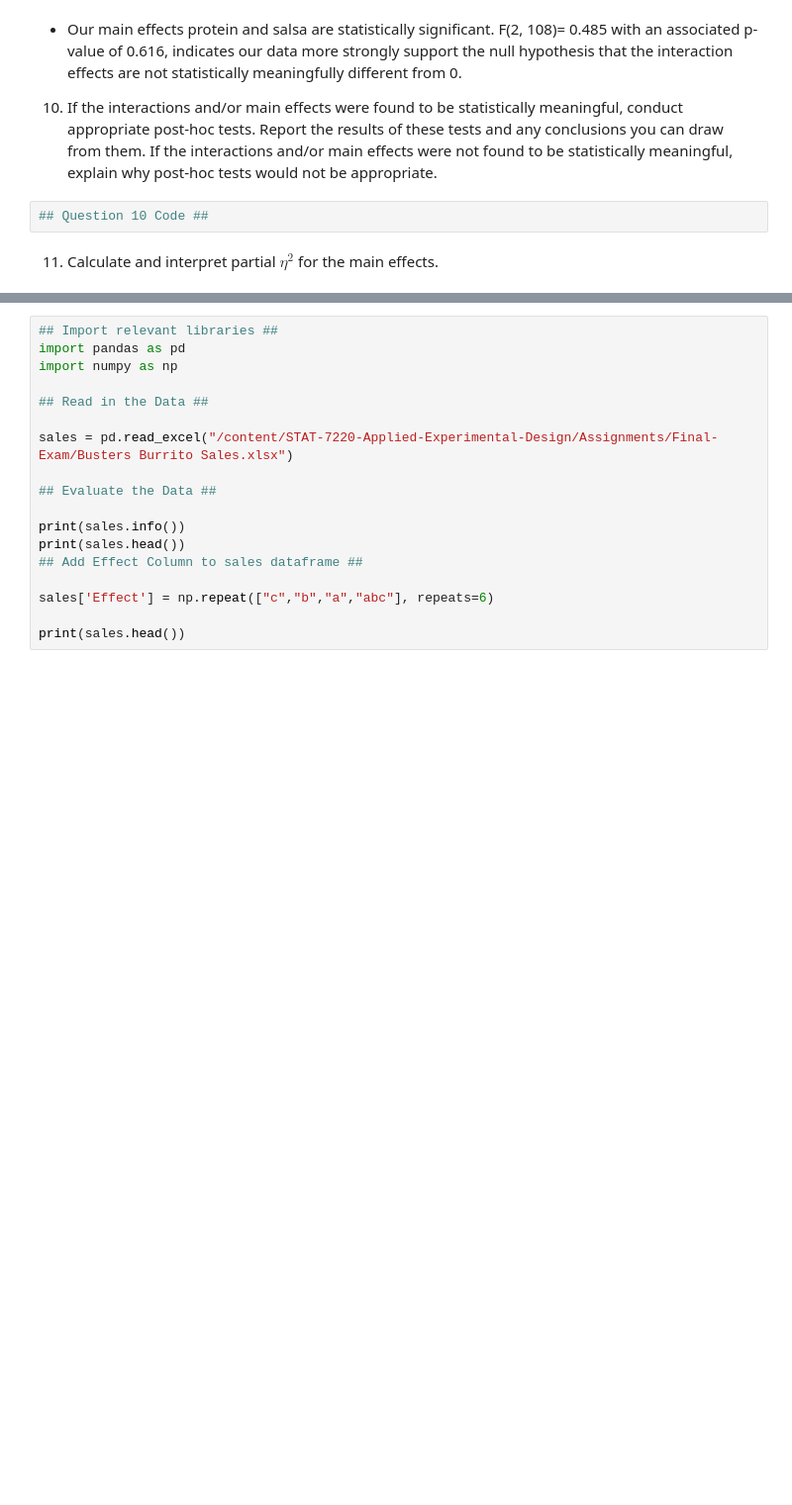
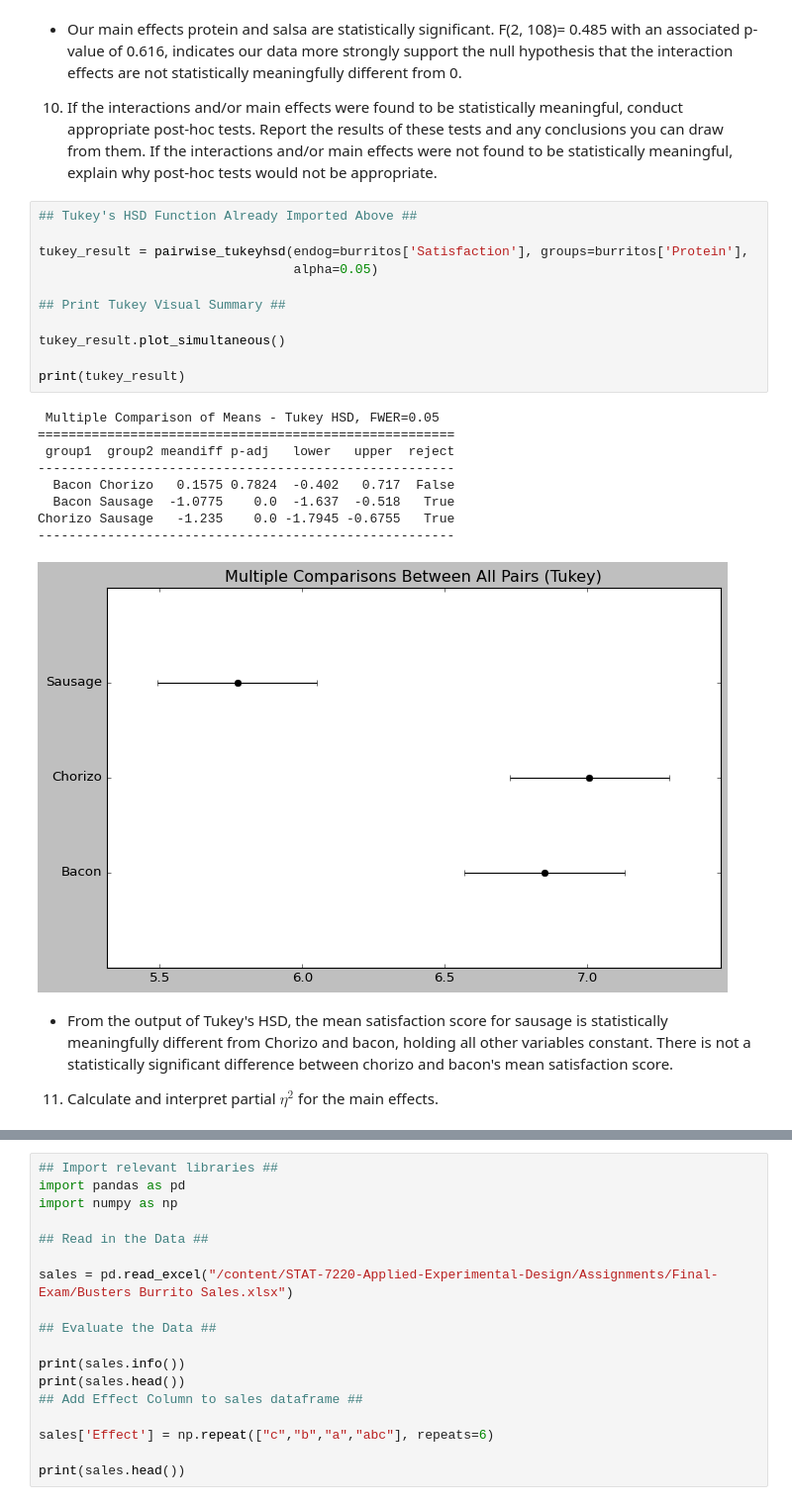
Before and after one commit to kwill580/STAT-7220-Applied-Experimental-Design, a Jupyter notebook: Assignments/Final-Exam/Final-Exam.ipynb, the cells around one changed output, grey strips where cells are left out. Shown at 99% size. Saved outputs shown, nothing was run; the diff lists cells and outputs as text; blank space fills up the shorter version.

```diff
--- a/Assignments/Final-Exam/Final-Exam.ipynb
+++ b/Assignments/Final-Exam/Final-Exam.ipynb
@@ -361,7 +389,28 @@ Protein:Salsa:Potatoes   0.828167  2.0  0.485570  0.616683  Not Significant
 * Our main effects protein and salsa are statistically significant.  F(2, 108)= 0.485 with an associated p-value of 0.616, indicates our data more strongly support the null hypothesis that the interaction effects are not statistically meaningfully different from 0.
 10. If the interactions and/or main effects were found to be statistically meaningful, conduct appropriate post-hoc tests. Report the results of these tests and any conclusions you can draw from them. If the interactions and/or main effects were not found to be statistically meaningful, explain why post-hoc tests would not be appropriate.
 # %%
-## Question 10 Code ##
+## Tukey's HSD Function Already Imported Above ##
+
+tukey_result = pairwise_tukeyhsd(endog=burritos['Satisfaction'], groups=burritos['Protein'],
+                                 alpha=0.05)
+
+## Print Tukey Visual Summary ##
+
+tukey_result.plot_simultaneous()
+
+print(tukey_result)
+# %% [output]
+ Multiple Comparison of Means - Tukey HSD, FWER=0.05
+======================================================
+ group1  group2 meandiff p-adj   lower   upper  reject
+------------------------------------------------------
+  Bacon Chorizo   0.1575 0.7824  -0.402   0.717  False
+  Bacon Sausage  -1.0775    0.0  -1.637  -0.518   True
+Chorizo Sausage   -1.235    0.0 -1.7945 -0.6755   True
+------------------------------------------------------
+[figure, added]
 # %% [markdown]
+* From the output of Tukey's HSD, the mean satisfaction score for sausage is statistically meaningfully different from Chorizo and bacon, holding all other variables constant. There is not a statistically significant difference between chorizo and bacon's mean satisfaction score.
+
 11. Calculate and interpret partial $\eta^2$ for the main effects.
 # %%
```
Also changed, not shown: parts of 6 cells of this notebook.
